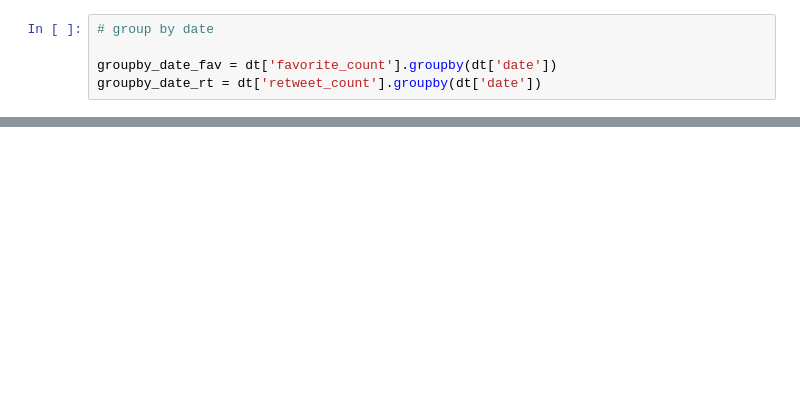
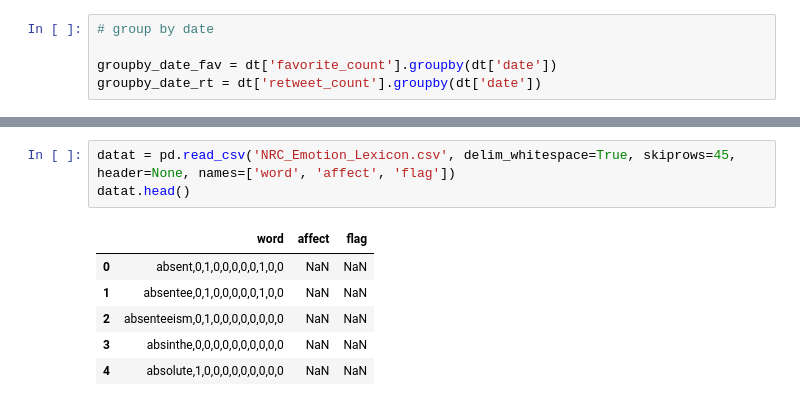
Before and after one commit to nickcdryan/Practice, a Jupyter notebook: trump_analysis/tweet_analysis.ipynb, the cells around one changed output, grey strips where cells are left out. Cells and saved outputs as stored; diff of their text form; blank space fills up the shorter version.

```diff
--- a/trump_analysis/tweet_analysis.ipynb
+++ b/trump_analysis/tweet_analysis.ipynb
@@ -170,0 +258,10 @@ plot_compare([meanfav_df, meanrt_df])
+# %%
+datat = pd.read_csv('NRC_Emotion_Lexicon.csv', delim_whitespace=True, skiprows=45, header=None, names=['word', 'affect', 'flag'])
+datat.head()
+# %% [output]
+|  | word | affect | flag |
+| 0 | absent,0,1,0,0,0,0,0,1,0,0 | NaN | NaN |
+| 1 | absentee,0,1,0,0,0,0,0,1,0,0 | NaN | NaN |
+| 2 | absenteeism,0,1,0,0,0,0,0,0,0,0 | NaN | NaN |
+| 3 | absinthe,0,0,0,0,0,0,0,0,0,0 | NaN | NaN |
+| 4 | absolute,1,0,0,0,0,0,0,0,0,0 | NaN | NaN |
```
Also changed, not shown: parts of 27 cells of this notebook, 5 other files.
